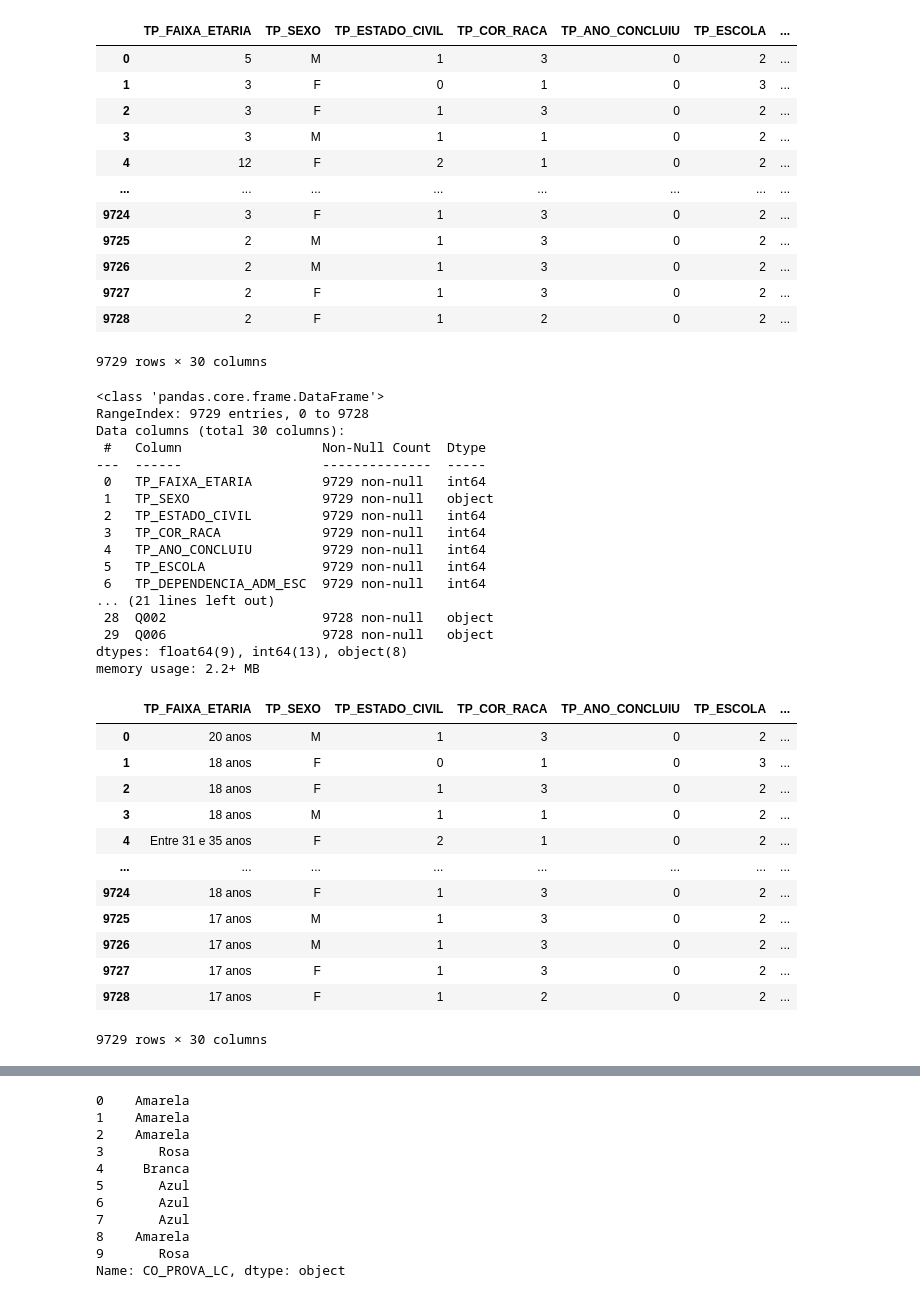
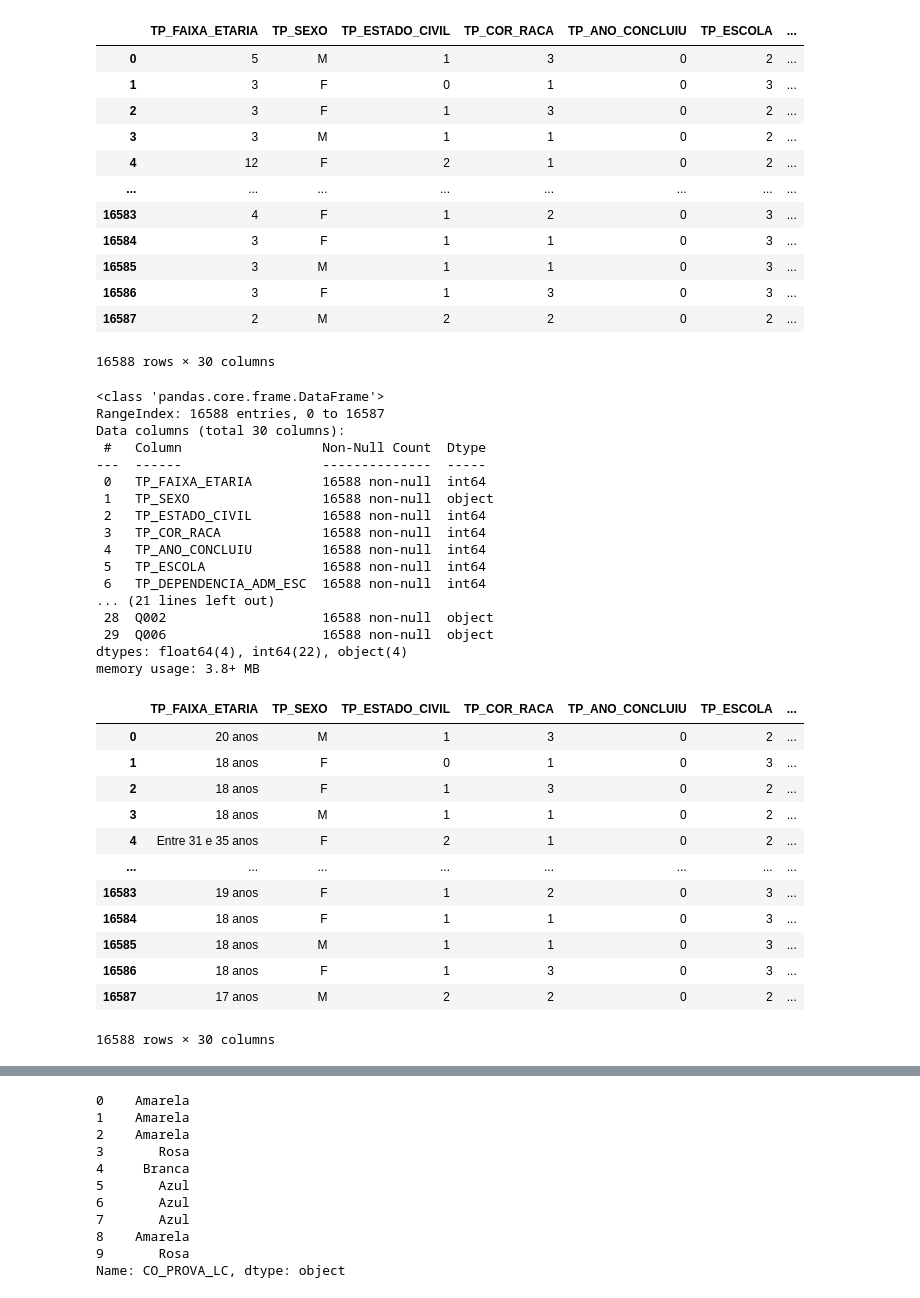
Before and after one commit to VivianeSouza923/Python-Study, a Jupyter notebook: Análise_e_Transformação_de_Dados_com_pandas_Categorização_e_Tabelas_de_Frequência.ipynb, the cells around one changed output, grey strips where cells are left out. Drawn from its saved outputs; the diff is of its cells as text; code cells hidden in the pictures.

```diff
--- a/Análise_e_Transformação_de_Dados_com_pandas_Categorização_e_Tabelas_de_Frequência.ipynb
+++ b/Análise_e_Transformação_de_Dados_com_pandas_Categorização_e_Tabelas_de_Frequência.ipynb
@@ -4,43 +4,43 @@
 import pandas as pd
 import numpy as np
 # %%
-df = pd.read_csv('/content/Enem_Fortaleza_2021_DisciplinaProbabilidadeEstatística - Enem_Fortaleza_2021_DEEP_2.csv')
+df = pd.read_excel('/content/Enem_Fortaleza_2021_DisciplinaProbabilidadeEstatística.xlsx')
 df
 # %% [output]
 |  | TP_FAIXA_ETARIA | TP_SEXO | TP_ESTADO_CIVIL | TP_COR_RACA | TP_ANO_CONCLUIU | TP_ESCOLA | ... |
 | 0 | 5 | M | 1 | 3 | 0 | 2 | ... |
 | 1 | 3 | F | 0 | 1 | 0 | 3 | ... |
 | 2 | 3 | F | 1 | 3 | 0 | 2 | ... |
 | 3 | 3 | M | 1 | 1 | 0 | 2 | ... |
 | 4 | 12 | F | 2 | 1 | 0 | 2 | ... |
 | ... | ... | ... | ... | ... | ... | ... | ... |
-| 9724 | 3 | F | 1 | 3 | 0 | 2 | ... |
-| 9725 | 2 | M | 1 | 3 | 0 | 2 | ... |
-| 9726 | 2 | M | 1 | 3 | 0 | 2 | ... |
-| 9727 | 2 | F | 1 | 3 | 0 | 2 | ... |
-| 9728 | 2 | F | 1 | 2 | 0 | 2 | ... |
+| 16583 | 4 | F | 1 | 2 | 0 | 3 | ... |
+| 16584 | 3 | F | 1 | 1 | 0 | 3 | ... |
+| 16585 | 3 | M | 1 | 1 | 0 | 3 | ... |
+| 16586 | 3 | F | 1 | 3 | 0 | 3 | ... |
+| 16587 | 2 | M | 2 | 2 | 0 | 2 | ... |
-9729 rows × 30 columns
+16588 rows × 30 columns
 # %%
 # para conhecer um resumo conciso da base:
 df.info()
 # %% [output]
 <class 'pandas.core.frame.DataFrame'>
-RangeIndex: 9729 entries, 0 to 9728
+RangeIndex: 16588 entries, 0 to 16587
 Data columns (total 30 columns):
  #   Column                  Non-Null Count  Dtype
 ---  ------                  --------------  -----
- 0   TP_FAIXA_ETARIA         9729 non-null   int64
- 1   TP_SEXO                 9729 non-null   object
- 2   TP_ESTADO_CIVIL         9729 non-null   int64
- 3   TP_COR_RACA             9729 non-null   int64
- 4   TP_ANO_CONCLUIU         9729 non-null   int64
- 5   TP_ESCOLA               9729 non-null   int64
- 6   TP_DEPENDENCIA_ADM_ESC  9729 non-null   int64
+ 0   TP_FAIXA_ETARIA         16588 non-null  int64
+ 1   TP_SEXO                 16588 non-null  object
+ 2   TP_ESTADO_CIVIL         16588 non-null  int64
+ 3   TP_COR_RACA             16588 non-null  int64
+ 4   TP_ANO_CONCLUIU         16588 non-null  int64
+ 5   TP_ESCOLA               16588 non-null  int64
+ 6   TP_DEPENDENCIA_ADM_ESC  16588 non-null  int64
 ... (21 lines left out)
- 28  Q002                    9728 non-null   object
- 29  Q006                    9728 non-null   object
-dtypes: float64(9), int64(13), object(8)
-memory usage: 2.2+ MB
+ 28  Q002                    16588 non-null  object
+ 29  Q006                    16588 non-null  object
+dtypes: float64(4), int64(22), object(4)
+memory usage: 3.8+ MB
 # %%
 tp_faixa_etaria = {
     1:'Menor de 17 anos',
@@ -75,12 +75,12 @@ df
 | 3 | 18 anos | M | 1 | 1 | 0 | 2 | ... |
 | 4 | Entre 31 e 35 anos | F | 2 | 1 | 0 | 2 | ... |
 | ... | ... | ... | ... | ... | ... | ... | ... |
-| 9724 | 18 anos | F | 1 | 3 | 0 | 2 | ... |
-| 9725 | 17 anos | M | 1 | 3 | 0 | 2 | ... |
-| 9726 | 17 anos | M | 1 | 3 | 0 | 2 | ... |
-| 9727 | 17 anos | F | 1 | 3 | 0 | 2 | ... |
-| 9728 | 17 anos | F | 1 | 2 | 0 | 2 | ... |
+| 16583 | 19 anos | F | 1 | 2 | 0 | 3 | ... |
+| 16584 | 18 anos | F | 1 | 1 | 0 | 3 | ... |
+| 16585 | 18 anos | M | 1 | 1 | 0 | 3 | ... |
+| 16586 | 18 anos | F | 1 | 3 | 0 | 3 | ... |
+| 16587 | 17 anos | M | 2 | 2 | 0 | 2 | ... |
-9729 rows × 30 columns
+16588 rows × 30 columns
 # %%
 df['TP_SEXO'].replace({'M':'Masculino', 'F':'Feminino'}, inplace=True)
 df
```
Also changed, not shown: parts of 75 cells of this notebook.
